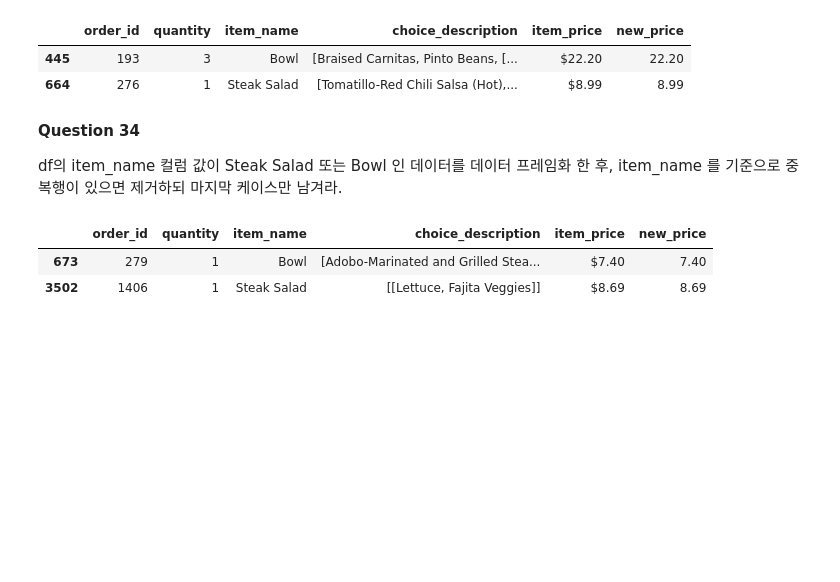
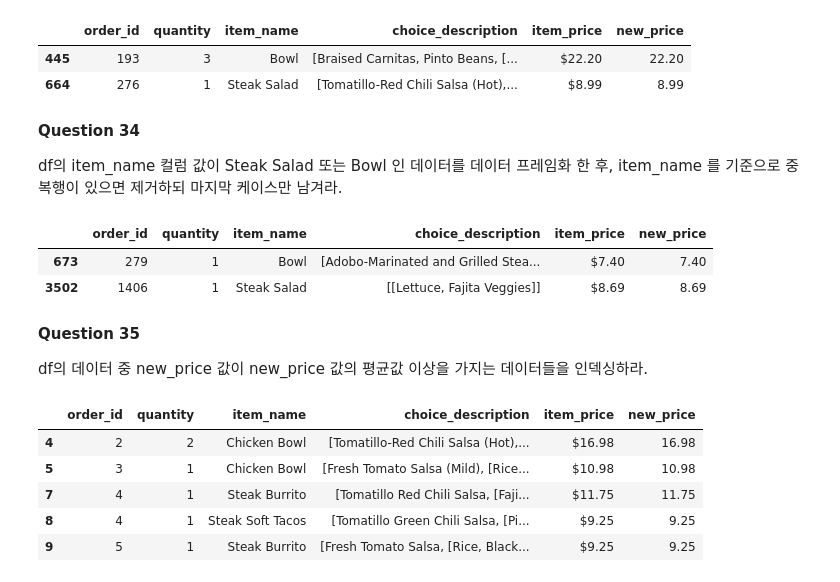
Before and after one commit to cyeon15/Study, a Jupyter notebook: datamanim/데이터 전처리 100 문제/01 Getting & Knowing Data.ipynb, the cells around one changed output. Drawn from its saved outputs; the diff is of its cells as text; code cells hidden in the pictures; blank space fills up the shorter version.

```diff
--- a/datamanim/데이터 전처리 100 문제/01 Getting & Knowing Data.ipynb
+++ b/datamanim/데이터 전처리 100 문제/01 Getting & Knowing Data.ipynb
@@ -602,3 +602,17 @@ Ans
 |  | order_id | quantity | item_name | choice_description | item_price | new_price |
 | 673 | 279 | 1 | Bowl | [Adobo-Marinated and Grilled Stea... | $7.40 | 7.40 |
 | 3502 | 1406 | 1 | Steak Salad | [[Lettuce, Fajita Veggies]] | $8.69 | 8.69 |
+# %% [markdown]
+**Question 35**
+
+df의 데이터 중 new_price 값이 new_price 값의 평균값 이상을 가지는 데이터들을 인덱싱하라.
+# %%
+Ans = df.loc[df.new_price >= df.new_price.mean()]
+Ans.head(5)
+# %% [output]
+|  | order_id | quantity | item_name | choice_description | item_price | new_price |
+| 4 | 2 | 2 | Chicken Bowl | [Tomatillo-Red Chili Salsa (Hot),... | $16.98 | 16.98 |
+| 5 | 3 | 1 | Chicken Bowl | [Fresh Tomato Salsa (Mild), [Rice... | $10.98 | 10.98 |
+| 7 | 4 | 1 | Steak Burrito | [Tomatillo Red Chili Salsa, [Faji... | $11.75 | 11.75 |
+| 8 | 4 | 1 | Steak Soft Tacos | [Tomatillo Green Chili Salsa, [Pi... | $9.25 | 9.25 |
+| 9 | 5 | 1 | Steak Burrito | [Fresh Tomato Salsa, [Rice, Black... | $9.25 | 9.25 |
```
Also changed, not shown: parts of 24 cells of this notebook.
